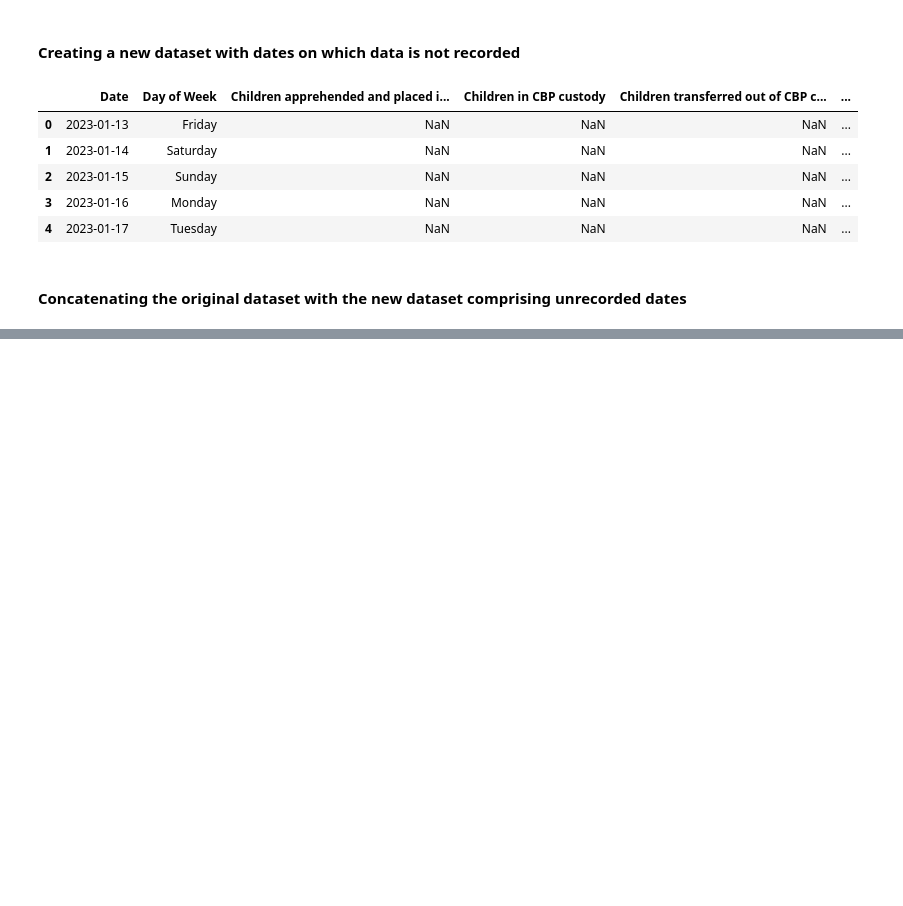
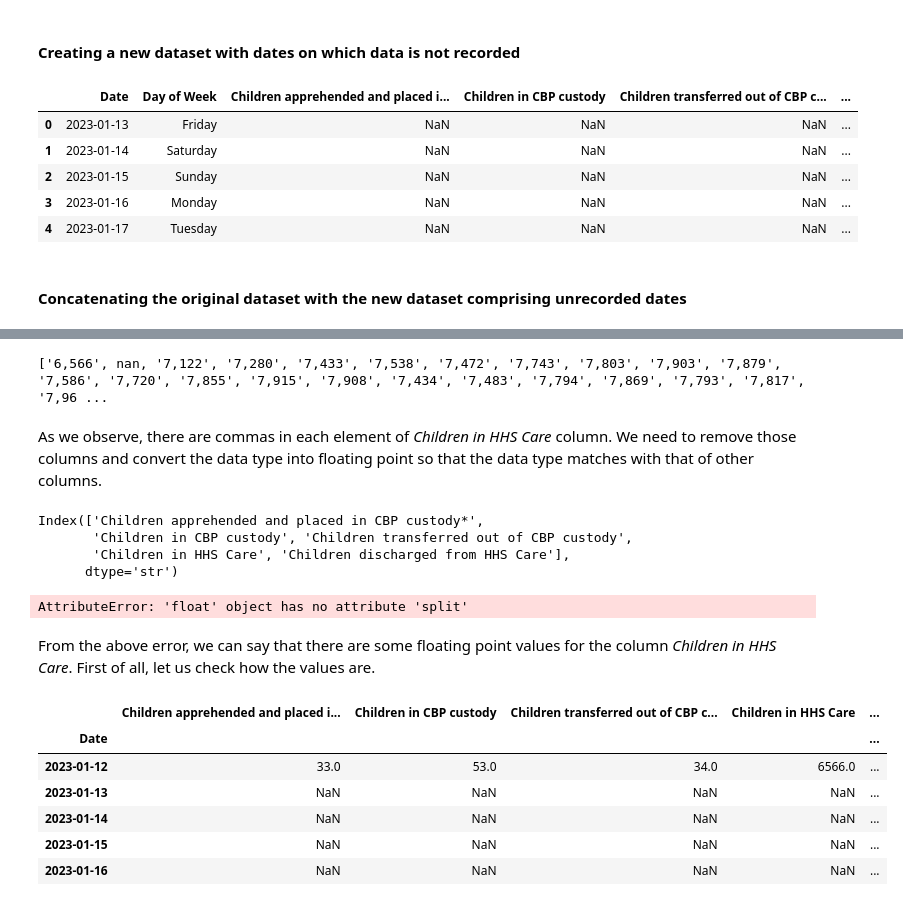
Before and after one commit to amithvardhan99/resume-projects, a Jupyter notebook: Predictive Forecasting of Care Load & Placement Demand/notebook.ipynb, the cells around one changed output, grey strips where cells are left out. Drawn from its saved outputs; the diff is of its cells as text; code cells hidden in the pictures; blank space fills up the shorter version.

```diff
--- a/Predictive Forecasting of Care Load & Placement Demand/notebook.ipynb
+++ b/Predictive Forecasting of Care Load & Placement Demand/notebook.ipynb
@@ -123,0 +142,33 @@ df_3.head()
+# %%
+print(df_3["Children in HHS Care"].unique().tolist())
+# %% [output]
+['6,566', nan, '7,122', '7,280', '7,433', '7,538', '7,472', '7,743', '7,803', '7,903', '7,879', '7,586', '7,720', '7,855', '7,915', '7,908', '7,434', '7,483', '7,794', '7,869', '7,793', '7,817', '7,96 ...
+# %% [markdown]
+As we observe, there are commas in each element of *Children in HHS Care* column. We need to remove those columns and convert the data type into floating point so that the data type matches with that of other columns.
+# %%
+df_4.columns
+# %% [output]
+Index(['Children apprehended and placed in CBP custody*',
+       'Children in CBP custody', 'Children transferred out of CBP custody',
+       'Children in HHS Care', 'Children discharged from HHS Care'],
+      dtype='str')
+# %%
+df_4 = df_3.copy()
+
+df_4["Children in HHS Care"] = list(map(lambda x: "".join(x.split(",")), df_4["Children in HHS Care"]))
+# %% [output]
+AttributeError: 'float' object has no attribute 'split'
+# %% [markdown]
+From the above error, we can say that there are some floating point values for the column *Children in HHS Care*. First of all, let us check how the values are.
+# %%
+df_4["Children in HHS Care"] = list(map(lambda x: "".join(str(x).split(",")),df_4["Children in HHS Care"]))
+df_4["Children in HHS Care"] = df_4["Children in HHS Care"].astype("float64")
+df_4.head()
+# %% [output]
+|  | Children apprehended and placed i... | Children in CBP custody | Children transferred out of CBP c... | Children in HHS Care | ... |
+| Date |  |  |  |  | ... |
+| 2023-01-12 | 33.0 | 53.0 | 34.0 | 6566.0 | ... |
+| 2023-01-13 | NaN | NaN | NaN | NaN | ... |
+| 2023-01-14 | NaN | NaN | NaN | NaN | ... |
+| 2023-01-15 | NaN | NaN | NaN | NaN | ... |
+| 2023-01-16 | NaN | NaN | NaN | NaN | ... |
```
Also changed, not shown: parts of 14 cells of this notebook, 5 other files.
